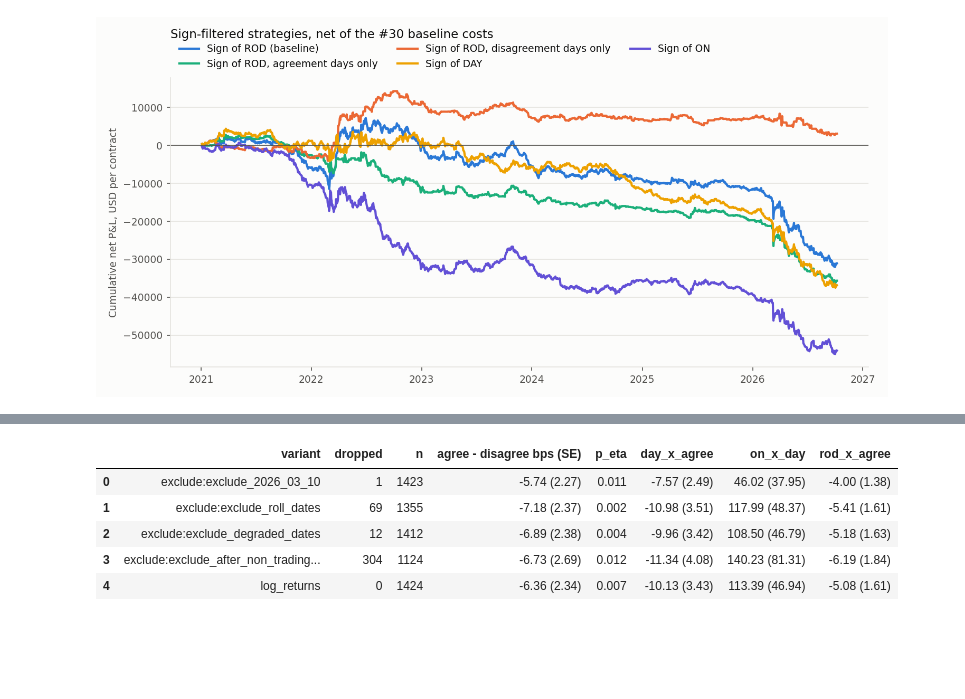
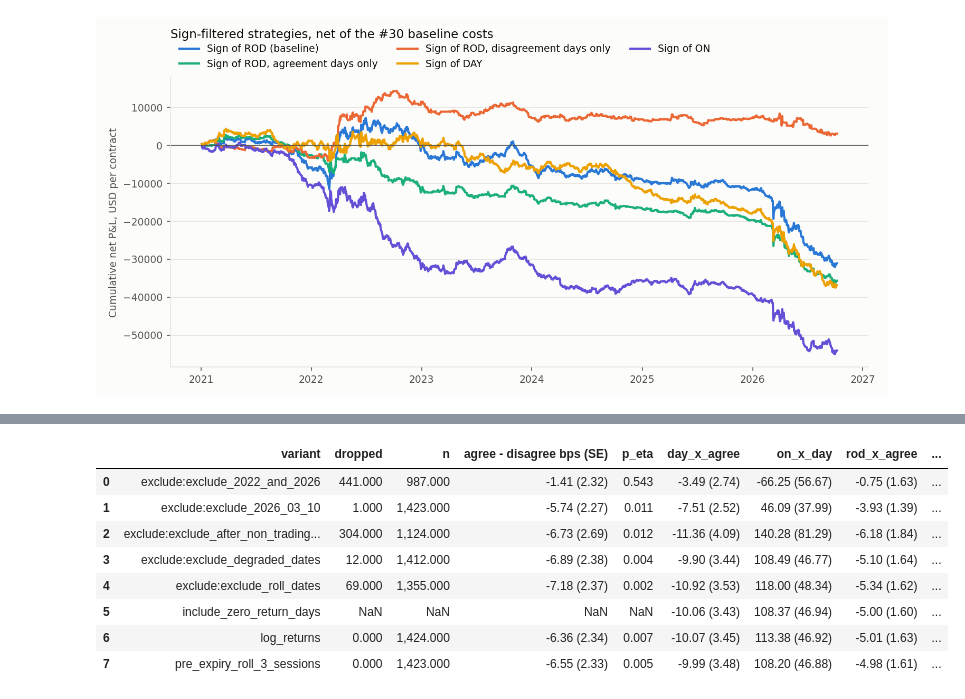
Before and after one commit to gwino/futures-project-group3, a Jupyter notebook: analysis/07_sign_agreement_results.ipynb, the cells around one changed output, grey strips where cells are left out. Saved outputs shown, nothing was run; the diff lists cells and outputs as text; code cells hidden in the pictures; blank space fills up the shorter version.

```diff
--- a/analysis/07_sign_agreement_results.ipynb
+++ b/analysis/07_sign_agreement_results.ipynb
@@ -28,6 +28,7 @@ strategies = pd.read_csv(tables / "sign_agreement_strategies.csv")
 by_year = pd.read_csv(tables / "sign_agreement_by_year.csv")
 robustness = pd.read_csv(tables / "sign_agreement_robustness.csv")
 robustness_terms = pd.read_csv(tables / "sign_agreement_robustness_regressions.csv")
+robustness_models = pd.read_csv(tables / "sign_agreement_robustness_models.csv")
 
 pd.set_option("display.float_format", lambda value: f"{value:,.3f}")
 
@@ -187,11 +202,17 @@ display(Image(filename=figures / "sign_agreement_by_year.png", width=950))
 # %%
 difference = robustness[robustness["group"].eq("agree - disagree")].assign(difference=estimate(robustness, "eta_bps", "se_eta_bps"))[["variant", "dropped", "n", "difference", "p_eta"]]
 interactions = robustness_terms[robustness_terms["term"].isin(["rod_x_agree", "day_x_agree", "on_x_day"])].assign(estimate=estimate(robustness_terms, "coef_x100", "se_x100"))
-difference.merge(interactions.pivot(index="variant", columns="term", values="estimate"), on="variant").rename(columns={"difference": "agree - disagree bps (SE)"})
+agreement_oos = robustness_models[robustness_models["model"].eq("rod_by_agreement")].set_index("variant")[["oos_r2_pct", "clark_west_p", "oos_r2_vs_nested_pct", "clark_west_p_vs_nested"]]
+difference.merge(interactions.pivot(index="variant", columns="term", values="estimate"), on="variant", how="outer").merge(agreement_oos, on="variant", how="outer").rename(
+	columns={"difference": "agree - disagree bps (SE)", "oos_r2_pct": "ROD+Agree OOS R2 %", "clark_west_p": "CW p", "oos_r2_vs_nested_pct": "vs ROD %", "clark_west_p_vs_nested": "CW p vs ROD"}
+)
 # %% [output]
-|  | variant | dropped | n | agree - disagree bps (SE) | p_eta | day_x_agree | on_x_day | rod_x_agree |
-| 0 | exclude:exclude_2026_03_10 | 1 | 1423 | -5.74 (2.27) | 0.011 | -7.57 (2.49) | 46.02 (37.95) | -4.00 (1.38) |
-| 1 | exclude:exclude_roll_dates | 69 | 1355 | -7.18 (2.37) | 0.002 | -10.98 (3.51) | 117.99 (48.37) | -5.41 (1.61) |
-| 2 | exclude:exclude_degraded_dates | 12 | 1412 | -6.89 (2.38) | 0.004 | -9.96 (3.42) | 108.50 (46.79) | -5.18 (1.63) |
-| 3 | exclude:exclude_after_non_trading... | 304 | 1124 | -6.73 (2.69) | 0.012 | -11.34 (4.08) | 140.23 (81.31) | -6.19 (1.84) |
-| 4 | log_returns | 0 | 1424 | -6.36 (2.34) | 0.007 | -10.13 (3.43) | 113.39 (46.94) | -5.08 (1.61) |
+|  | variant | dropped | n | agree - disagree bps (SE) | p_eta | day_x_agree | on_x_day | rod_x_agree | ... |
+| 0 | exclude:exclude_2022_and_2026 | 441.000 | 987.000 | -1.41 (2.32) | 0.543 | -3.49 (2.74) | -66.25 (56.67) | -0.75 (1.63) | ... |
+| 1 | exclude:exclude_2026_03_10 | 1.000 | 1,423.000 | -5.74 (2.27) | 0.011 | -7.51 (2.52) | 46.09 (37.99) | -3.93 (1.39) | ... |
+| 2 | exclude:exclude_after_non_trading... | 304.000 | 1,124.000 | -6.73 (2.69) | 0.012 | -11.36 (4.09) | 140.28 (81.29) | -6.18 (1.84) | ... |
+| 3 | exclude:exclude_degraded_dates | 12.000 | 1,412.000 | -6.89 (2.38) | 0.004 | -9.90 (3.44) | 108.49 (46.77) | -5.10 (1.64) | ... |
+| 4 | exclude:exclude_roll_dates | 69.000 | 1,355.000 | -7.18 (2.37) | 0.002 | -10.92 (3.53) | 118.00 (48.34) | -5.34 (1.62) | ... |
+| 5 | include_zero_return_days | NaN | NaN | NaN | NaN | -10.06 (3.43) | 108.37 (46.94) | -5.00 (1.60) | ... |
+| 6 | log_returns | 0.000 | 1,424.000 | -6.36 (2.34) | 0.007 | -10.07 (3.45) | 113.38 (46.92) | -5.01 (1.63) | ... |
+| 7 | pre_expiry_roll_3_sessions | 0.000 | 1,423.000 | -6.55 (2.33) | 0.005 | -9.99 (3.48) | 108.20 (46.88) | -4.98 (1.61) | ... |
```
Also changed, not shown: parts of 15 cells of this notebook, 24 other files.
